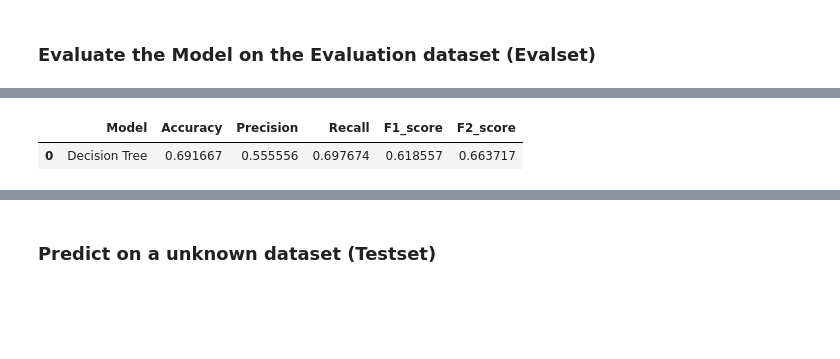
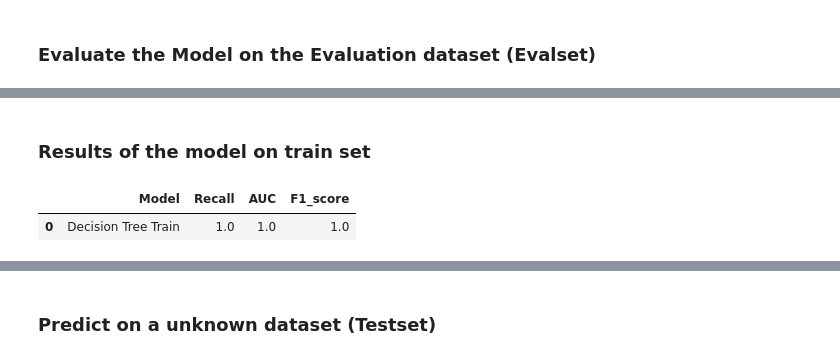
Before and after one commit to acheampongmaa/Sepsis-Prediction-Embedding-ML-into-a-Web-Application, a Jupyter notebook: dataset/Machine Learning Model.ipynb, the cells around one changed output, grey strips where cells are left out. Saved outputs shown, nothing was run; the diff lists cells and outputs as text; code cells hidden in the pictures; blank space fills up the shorter version.

```diff
--- a/dataset/Machine Learning Model.ipynb
+++ b/dataset/Machine Learning Model.ipynb
@@ -660,10 +654,10 @@ Please, keep the following structure to try all the model you want.
 ### Create the Model
 # %%
 # let's create a decision tree model
-dtree = DecisionTreeClassifier(criterion='gini', random_state=100, min_samples_leaf=8, max_depth=6 )
+dclf = DecisionTreeClassifier()
 # %% [markdown]
 ### Train the Model
 # %%
 # Use the .fit method to train the model
-dtree.fit(X_train_, y_train)
+dclf.fit(X_train_, y_train)
 # %% [output]
@@ -677,14 +671,9 @@ def evaluate_model(model, test, y_true):
     # Compute the valid metrics for the use case # Optional: show the classification report
     pred = model.predict(test)
     F1 = f1_score(y_true, pred)
-    accuracy = accuracy_score(y_true, pred)
-    precision = precision_score(y_true, pred)
-    recall = recall_score(y_true, pred)
-    F2 = fbeta_score(y_true, pred, beta=2.0)
+    Recall = recall_score(y_true, pred)
+    AUC = roc_auc_score(y_true, pred)
 
-    print("classification report : \n", classification_report(y_true, pred))
-    cf = confusion_matrix(y_true, pred)
-    print("Cofusion matrix report : \n", pd.DataFrame(cf, index=['Negatives', 'Positives']))
-    sns.heatmap(cf, annot=True)
 
-    return accuracy, precision, recall, F1, F2, pred
+
+    return Recall, AUC, F1, pred
@@ -709,6 +680,10 @@ Positives  13  30
+# %% [markdown]
+### Results of the model on train set
+# %%
+Recall_dclf, Auc_dclf, F1_dclf, dclf_pred = evaluate_model(dclf, X_train_, y_train)
 # %%
-results = pd.DataFrame([['Decision Tree', accuracy_dtree, precision_tree, recall_dtree, F1_dtree, F2_dtree]], columns = ['Model', 'Accuracy', 'Precision', 'Recall', 'F1_score', 'F2_score'])
-results
+train_results = pd.DataFrame([['Decision Tree Train', Recall_dclf, Auc_dclf, F1_dclf]], columns = ['Model', 'Recall', 'AUC','F1_score'])
+train_results
 # %% [output]
-|  | Model | Accuracy | Precision | Recall | F1_score | F2_score |
-| 0 | Decision Tree | 0.691667 | 0.555556 | 0.697674 | 0.618557 | 0.663717 |
+|  | Model | Recall | AUC | F1_score |
+| 0 | Decision Tree Train | 1.0 | 1.0 | 1.0 |
```
Also changed, not shown: parts of 142 cells of this notebook.
